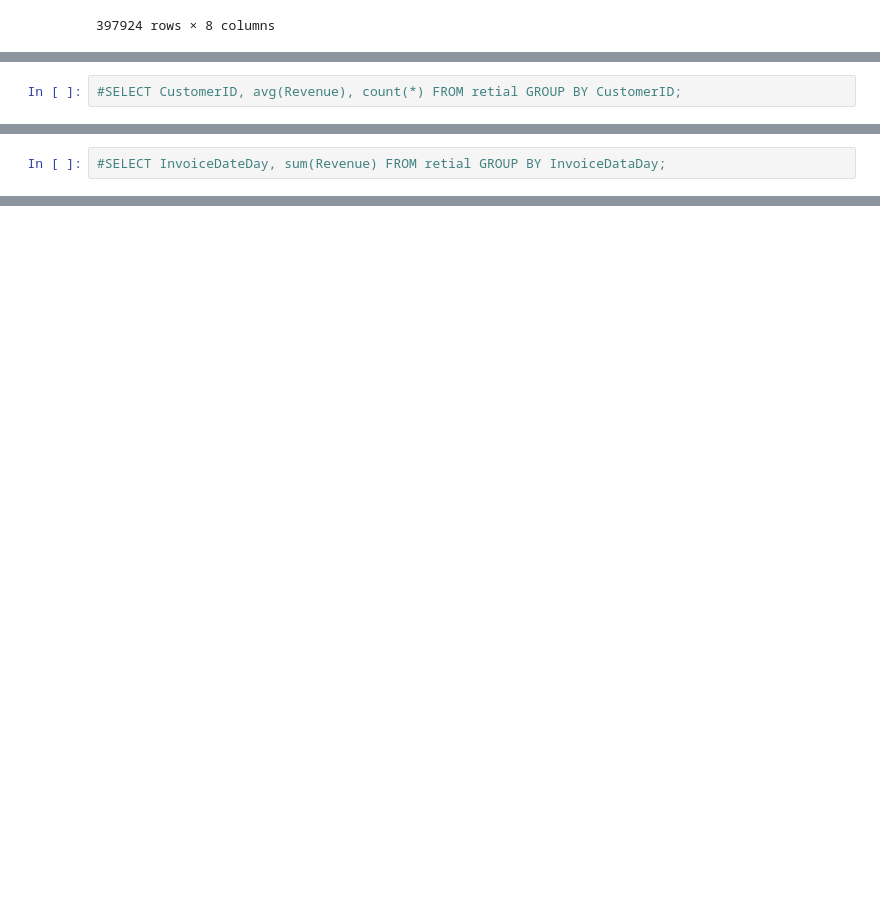
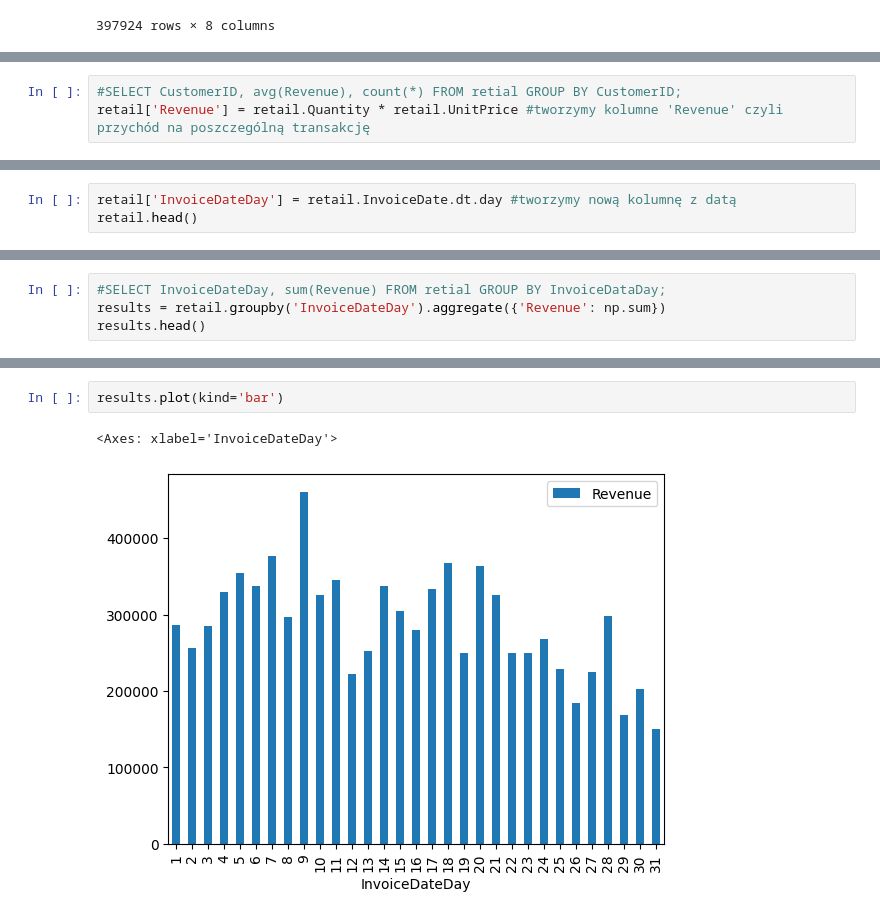
Before and after one commit to rafpank/Colab, a Jupyter notebook: data_science_bootcamp /wprowadzenie/06_sql_porownanie.ipynb, the cells around one changed output, grey strips where cells are left out. Saved outputs shown, nothing was run; the diff lists cells and outputs as text; blank space fills up the shorter version.

```diff
--- a/data_science_bootcamp /wprowadzenie/06_sql_porownanie.ipynb
+++ b/data_science_bootcamp /wprowadzenie/06_sql_porownanie.ipynb
@@ -353,2 +423,3 @@ retail[retail.InvoiceNo.notnull()]
 # %%
 #SELECT CustomerID, avg(Revenue), count(*) FROM retial GROUP BY CustomerID;
+retail['Revenue'] = retail.Quantity * retail.UnitPrice #tworzymy kolumne 'Revenue' czyli przychód na poszczególną transakcję
@@ -354,0 +480,3 @@ retail[retail.InvoiceNo.notnull()]
+# %%
+retail['InvoiceDateDay'] = retail.InvoiceDate.dt.day #tworzymy nową kolumnę z datą
+retail.head()
@@ -355,2 +490,4 @@ retail[retail.InvoiceNo.notnull()]
 # %%
 #SELECT InvoiceDateDay, sum(Revenue) FROM retial GROUP BY InvoiceDataDay;
+results = retail.groupby('InvoiceDateDay').aggregate({'Revenue': np.sum})
+results.head()
@@ -356,0 +502,5 @@ retail[retail.InvoiceNo.notnull()]
+# %%
+results.plot(kind='bar')
+# %% [output]
+<Axes: xlabel='InvoiceDateDay'>
+[figure, added]
```
Also changed, not shown: parts of 15 cells of this notebook.
